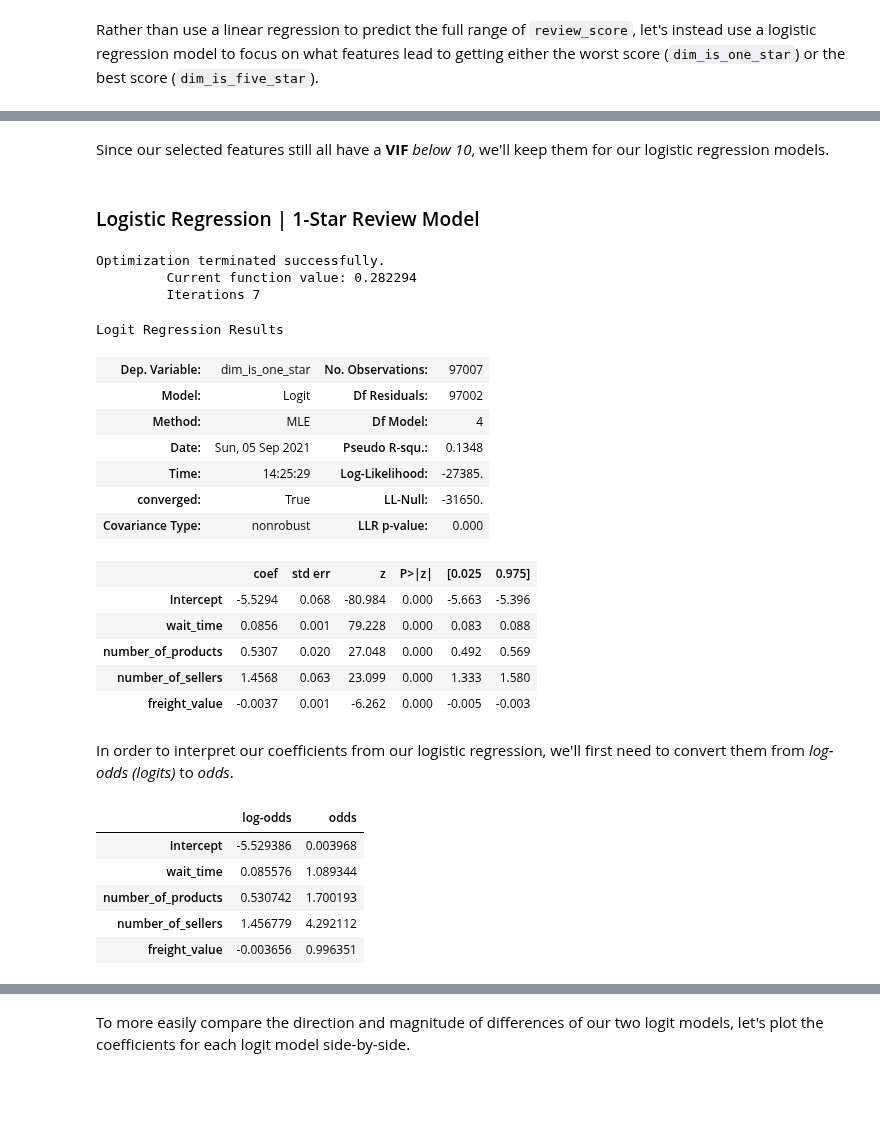
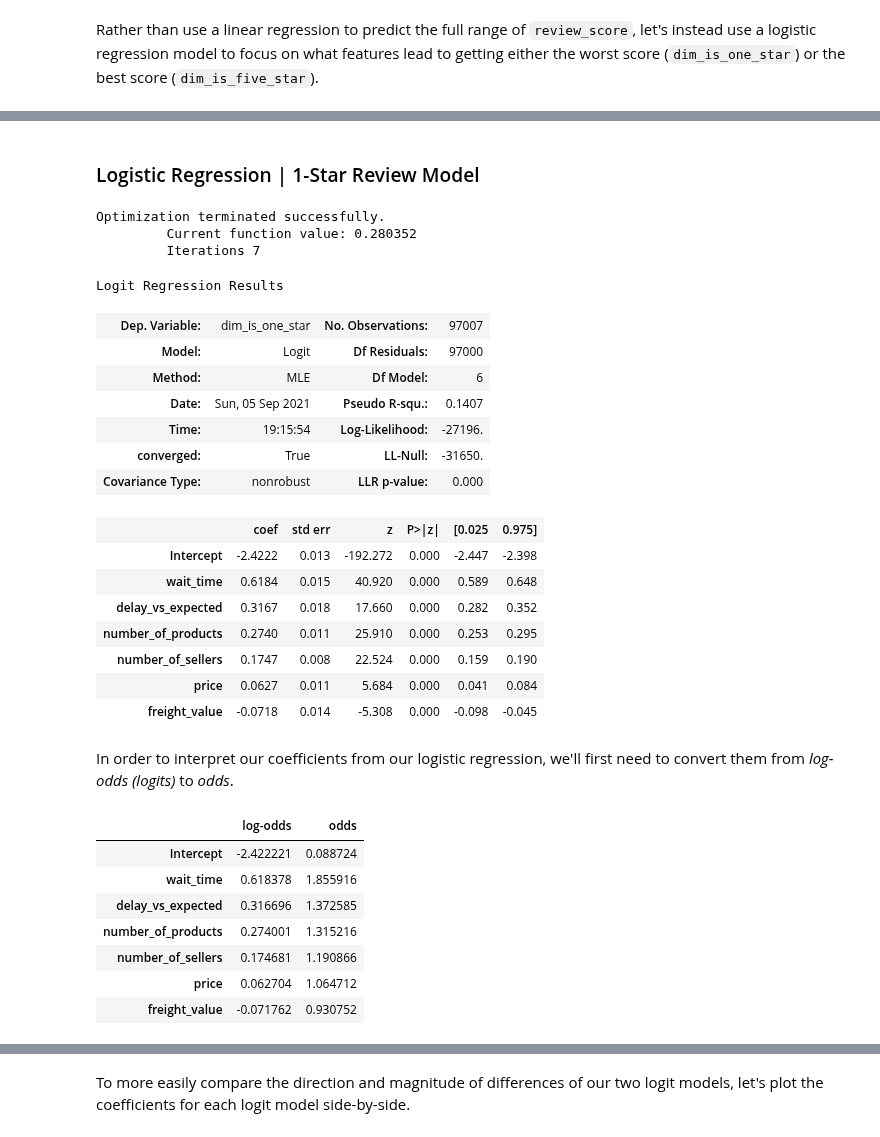
Before and after one commit to phlln/olist-analysis, a Jupyter notebook: notebooks/Orders Analysis.ipynb, the cells around one changed output, grey strips where cells are left out. Cells and saved outputs as stored; diff of their text form; code cells hidden in the pictures; blank space fills up the shorter version.

```diff
--- a/notebooks/Orders Analysis.ipynb
+++ b/notebooks/Orders Analysis.ipynb
@@ -402,11 +410,12 @@ In this next model we'll add other features from our data to build a more comple
 # %%
-# Features to include in the model
+# Features to include in the multivariate model
 features = [
-    "wait_time",
-    "number_of_products",
-    "number_of_sellers",
-    "price",
-    "freight_value"]
+    'wait_time',
+    'delay_vs_expected',
+    'number_of_products',
+    'number_of_sellers',
+    'price',
+    'freight_value']
 # %% [markdown]
 Because these features are in different units, we'll standardize them first before putting them into our regression model.
 # %%
@@ -515,0 +498,6 @@ Our new model's **R-squared** is still **14%**, and the coefficients for our fea
+# %%
+# Check for multicollinearity by looking at variance inflation factor (VIF)
+features = ['wait_time', 'delay_vs_expected', 'number_of_products', 'number_of_sellers', 'price', 'freight_value']
+
+X = orders[features]
+X.head()
@@ -560,6 +563,0 @@ $ VIF = \frac {1}{1 - R^2} $
-# %%
-# Check for multicollinearity by looking at variance inflation factor (VIF)
-features = ['wait_time', 'number_of_products', 'number_of_sellers', 'freight_value']
-
-X = orders[features]
-X.head()
@@ -584,29 +564,29 @@ df
-# %% [markdown]
-Since our selected features still all have a **VIF** *below 10*, we'll keep them for our logistic regression models.
-# %% [markdown]
-### Logistic Regression | 1-Star Review Model
+# %% [markdown]
+### Logistic Regression | 1-Star Review Model
 # %%
 # Fit logit model for 1-star reviews
-logit_one = smf.logit(formula='dim_is_one_star ~' + ' + '.join(features), data=orders).fit()
+logit_one = smf.logit(formula='dim_is_one_star ~' + ' + '.join(features), data=orders_standardized).fit()
 logit_one.summary()
 # %% [output]
 Optimization terminated successfully.
-         Current function value: 0.282294
+         Current function value: 0.280352
          Iterations 7
 Logit Regression Results
 | Dep. Variable: | dim_is_one_star | No. Observations: | 97007 |
-| Model: | Logit | Df Residuals: | 97002 |
-| Method: | MLE | Df Model: | 4 |
-| Date: | Sun, 05 Sep 2021 | Pseudo R-squ.: | 0.1348 |
-| Time: | 14:25:29 | Log-Likelihood: | -27385. |
+| Model: | Logit | Df Residuals: | 97000 |
+| Method: | MLE | Df Model: | 6 |
+| Date: | Sun, 05 Sep 2021 | Pseudo R-squ.: | 0.1407 |
+| Time: | 19:15:54 | Log-Likelihood: | -27196. |
 | converged: | True | LL-Null: | -31650. |
 | Covariance Type: | nonrobust | LLR p-value: | 0.000 |
 |  | coef | std err | z | P>|z| | [0.025 | 0.975] |
-| Intercept | -5.5294 | 0.068 | -80.984 | 0.000 | -5.663 | -5.396 |
-| wait_time | 0.0856 | 0.001 | 79.228 | 0.000 | 0.083 | 0.088 |
-| number_of_products | 0.5307 | 0.020 | 27.048 | 0.000 | 0.492 | 0.569 |
-| number_of_sellers | 1.4568 | 0.063 | 23.099 | 0.000 | 1.333 | 1.580 |
-| freight_value | -0.0037 | 0.001 | -6.262 | 0.000 | -0.005 | -0.003 |
+| Intercept | -2.4222 | 0.013 | -192.272 | 0.000 | -2.447 | -2.398 |
+| wait_time | 0.6184 | 0.015 | 40.920 | 0.000 | 0.589 | 0.648 |
+| delay_vs_expected | 0.3167 | 0.018 | 17.660 | 0.000 | 0.282 | 0.352 |
+| number_of_products | 0.2740 | 0.011 | 25.910 | 0.000 | 0.253 | 0.295 |
+| number_of_sellers | 0.1747 | 0.008 | 22.524 | 0.000 | 0.159 | 0.190 |
+| price | 0.0627 | 0.011 | 5.684 | 0.000 | 0.041 | 0.084 |
+| freight_value | -0.0718 | 0.014 | -5.308 | 0.000 | -0.098 | -0.045 |
 # %% [markdown]
 In order to interpret our coefficients from our logistic regression, we'll first need to convert them from *log-odds (logits)* to *odds*.
 # %%
@@ -616,11 +596,13 @@ logit_one_results['odds'] = logit_one_results['log-odds'].apply(lambda x: math.e
 logit_one_results
 # %% [output]
 |  | log-odds | odds |
-| Intercept | -5.529386 | 0.003968 |
-| wait_time | 0.085576 | 1.089344 |
-| number_of_products | 0.530742 | 1.700193 |
-| number_of_sellers | 1.456779 | 4.292112 |
-| freight_value | -0.003656 | 0.996351 |
+| Intercept | -2.422221 | 0.088724 |
+| wait_time | 0.618378 | 1.855916 |
+| delay_vs_expected | 0.316696 | 1.372585 |
+| number_of_products | 0.274001 | 1.315216 |
+| number_of_sellers | 0.174681 | 1.190866 |
+| price | 0.062704 | 1.064712 |
+| freight_value | -0.071762 | 0.930752 |
 # %% [markdown]
 After conversion to *odds*, we should now be able to interpret the coefficient for each feature as ***the change in odds*** for every additional unit of that feature.
 
```
Also changed, not shown: parts of 59 cells of this notebook.
